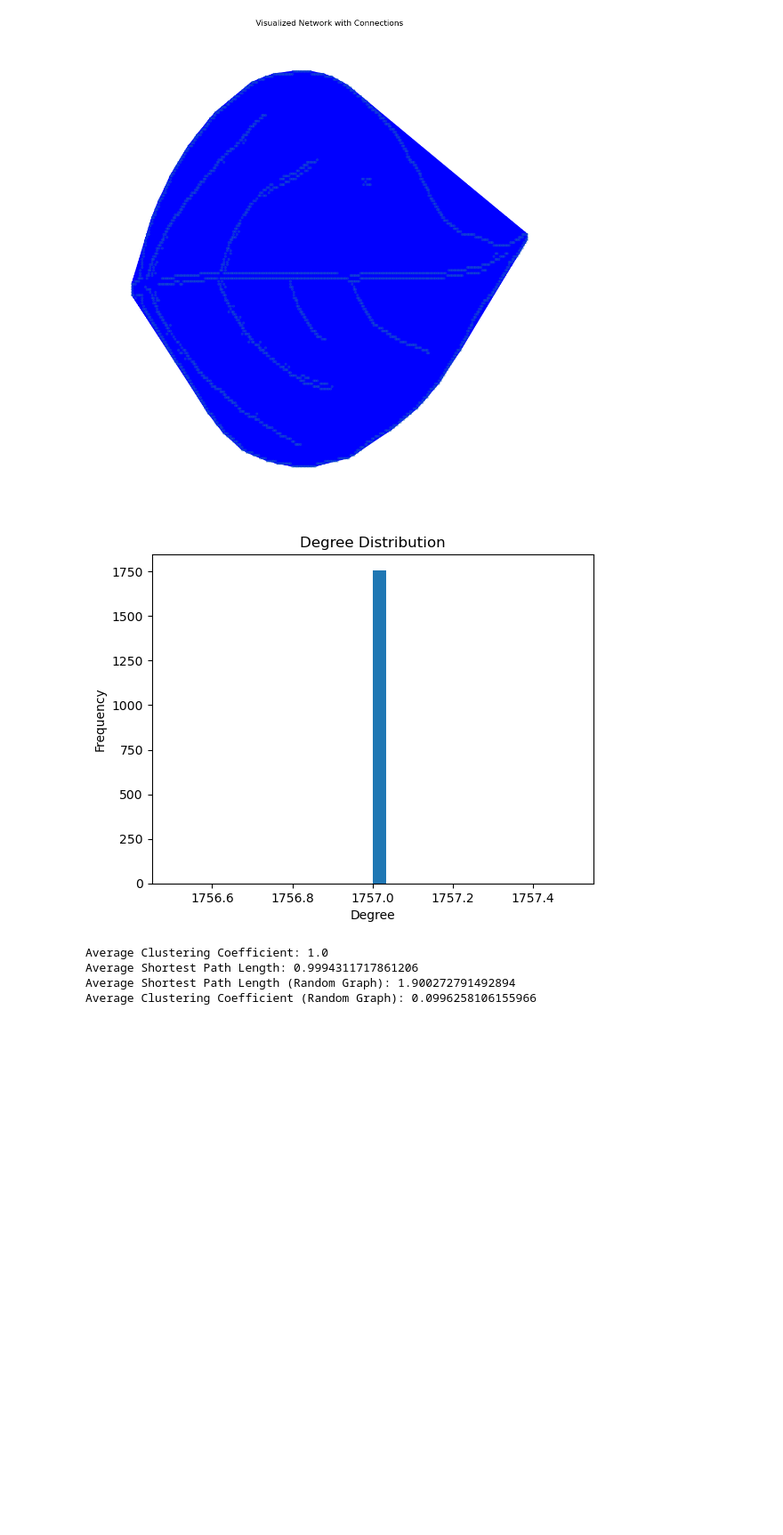
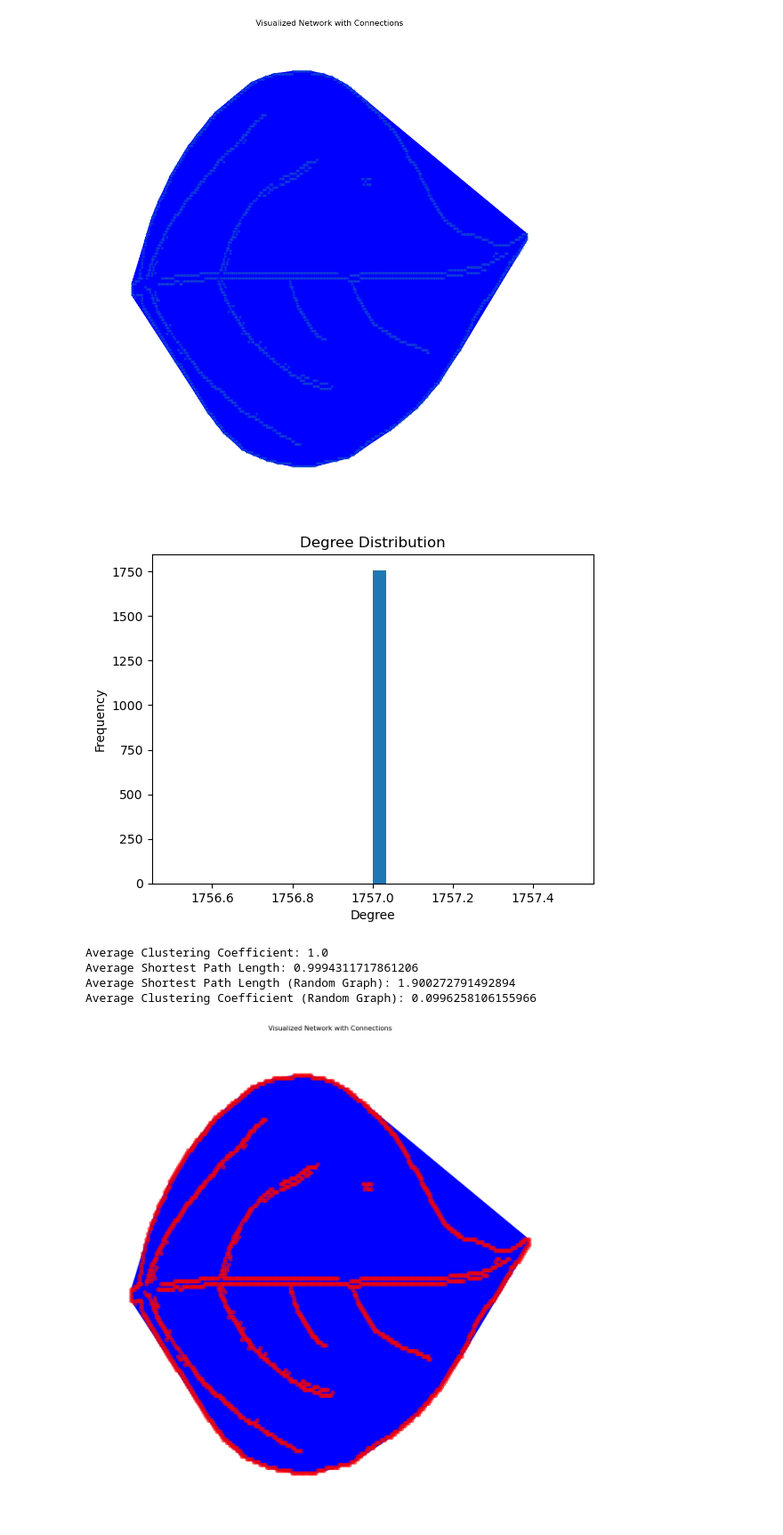
Before and after one commit to mahteus-sanches/natural_artificial_vision, a Jupyter notebook: CN-analysis.ipynb, the cells around one changed output. Shown at 89% size. Cells and saved outputs as stored; diff of their text form; code cells hidden in the pictures; blank space fills up the shorter version.

```diff
--- a/CN-analysis.ipynb
+++ b/CN-analysis.ipynb
@@ -200,3 +200,97 @@ Average Clustering Coefficient: 1.0
 Average Shortest Path Length: 0.9994311717861206
 Average Shortest Path Length (Random Graph): 1.900272791492894
 Average Clustering Coefficient (Random Graph): 0.0996258106155966
+# %%
+import cv2
+import numpy as np
+import networkx as nx
+import matplotlib.pyplot as plt
+from itertools import combinations
+from collections import defaultdict
+
+# Load image and detect edges
+image = cv2.imread('imagens_teste/folha-low.jpg', cv2.IMREAD_GRAYSCALE)
+edges = cv2.Canny(image, 100, 200)
+
+# Create fully connected graph
+def create_fully_connected_boundary_graph(edges):
+    boundary_points = np.column_stack(np.where(edges > 0))
+    G = nx.Graph()
+    for (idx1, (x1, y1)), (idx2, (x2, y2)) in combinations(enumerate(boundary_points), 2):
+        weight = np.sqrt((x1 - x2)**2 + (y1 - y2)**2)
+        G.add_edge(idx1, idx2, weight=weight)
+    return G, boundary_points
+
+graph, boundary_points = create_fully_connected_boundary_graph(edges)
+
+# Visualize the resulting network with connections
+plt.figure(figsize=(12, 12))
+pos = {i: (y, -x) for i, (x, y) in enumerate(boundary_points)}  # Adjust positions for display
+
+# Draw the graph with larger nodes and thicker edges for better visibility
+nx.draw(graph, pos, node_size=50, node_color='red', edge_color='blue', width=0.5, with_labels=False, alpha=0.6)
+plt.title('Visualized Network with Connections')
+plt.show()
+
+# Analyze degree distribution
+degree_dict = dict(graph.degree())
+degrees = list(degree_dict.values())
+plt.hist(degrees, bins=30)
+plt.title('Degree Distribution')
+plt.xlabel('Degree')
+plt.ylabel('Frequency')
+plt.show()
+
+# Clustering coefficient
+clustering_coeff = nx.clustering(graph)
+avg_clustering = np.mean(list(clustering_coeff.values()))
+print(f"Average Clustering Coefficient: {avg_clustering}")
+
+# Shortest path length
+shortest_path_lengths = dict(nx.all_pairs_shortest_path_length(graph))
+total_length = sum(sum(lengths.values()) for lengths in shortest_path_lengths.values())
+num_paths = sum(len(lengths) for lengths in shortest_path_lengths.values())
+avg_shortest_path_length = total_length / num_paths
+print(f"Average Shortest Path Length: {avg_shortest_path_length}")
+
+# Comparison with random graph
+random_graph = nx.erdos_renyi_graph(len(graph.nodes), 0.1)
+avg_shortest_path_length_random = nx.average_shortest_path_length(random_graph)
+avg_clustering_random = nx.average_clustering(random_graph)
+print(f"Average Shortest Path Length (Random Graph): {avg_shortest_path_length_random}")
+print(f"Average Clustering Coefficient (Random Graph): {avg_clustering_random}")
+
+# Calculate C. N. Degree (degree of each node)
+print("\nC. N. Degree (node degree):")
+for node, degree in degree_dict.items():
+    print(f"Node {node}: Degree {degree}")
+
+# Calculate C. N. Joint Degree (joint degree distribution)
+joint_degree = defaultdict(int)
+
+for u, v in graph.edges():
+    deg_u = degree_dict[u]
+    deg_v = degree_dict[v]
+    joint_degree[(deg_u, deg_v)] += 1
+
+print("\nC. N. Joint Degree (joint degree distribution):")
+for (deg_u, deg_v), count in joint_degree.items():
+    print(f"Degree {deg_u} - Degree {deg_v}: {count} edges")
+
+# Visualizing joint degree as a matrix
+max_degree = max(degree_dict.values())
+joint_degree_matrix = np.zeros((max_degree + 1, max_degree + 1))
+
+# Fill the matrix
+for (deg_u, deg_v), count in joint_degree.items():
+    joint_degree_matrix[deg_u][deg_v] = count
+    joint_degree_matrix[deg_v][deg_u] = count  # Symmetric since the graph is undirected
+
+plt.imshow(joint_degree_matrix, cmap='Blues', interpolation='none')
+plt.colorbar(label="Number of edges")
+plt.title('C. N. Joint Degree Distribution')
+plt.xlabel('Degree')
+plt.ylabel('Degree')
+plt.show()
+# %% [output]
+[figure, added]
```
Also changed, not shown: parts of 3 cells of this notebook.
